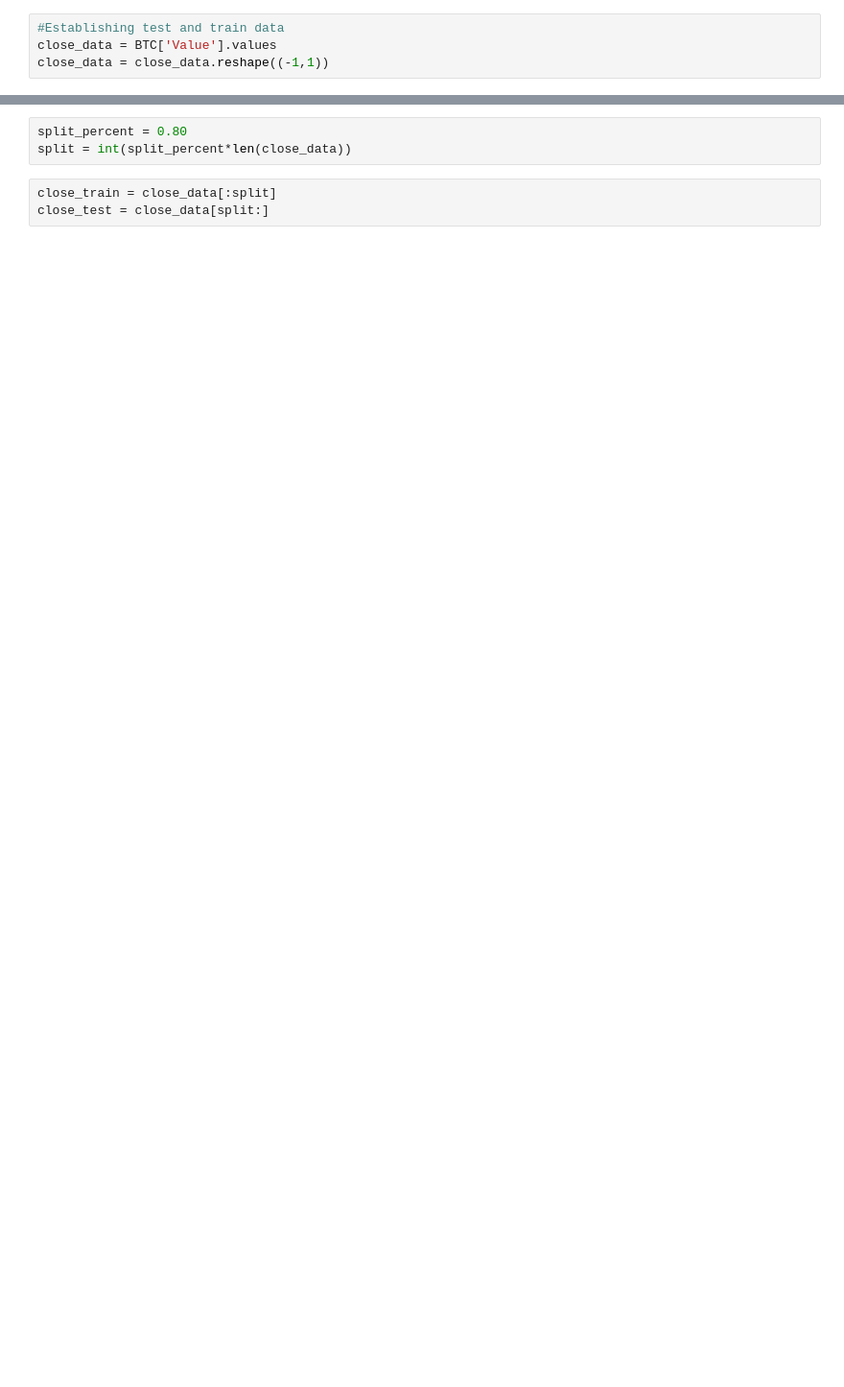
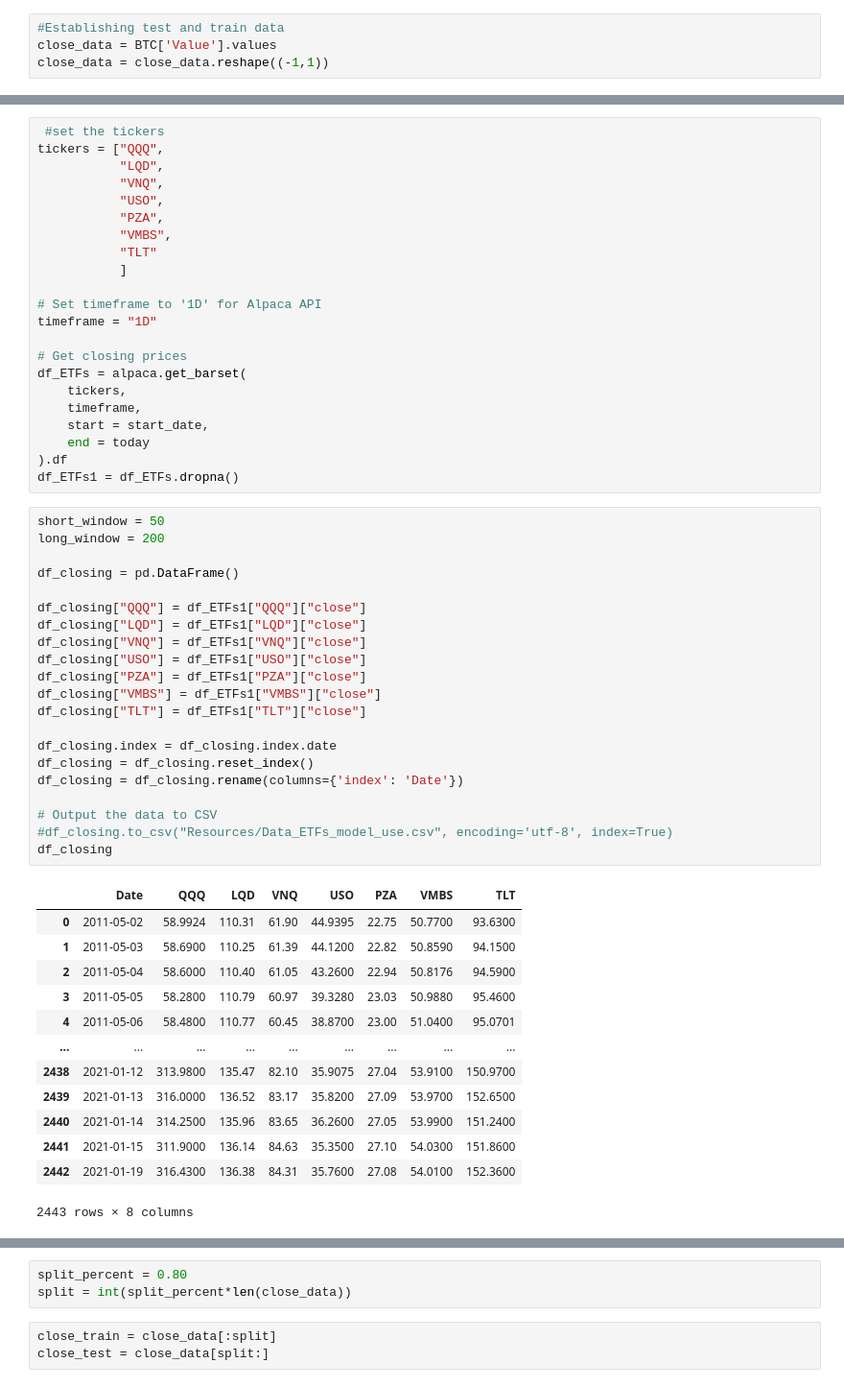
Before and after one commit to ummearusha/Insuring_Insurance_Payments, a Jupyter notebook: Predicting_pirce_test-VMBS.ipynb, the cells around one changed output, grey strips where cells are left out. Shown: that part at 96% size. Drawn from its saved outputs; the diff is of its cells as text; blank space fills up the shorter version.

```diff
--- a/Predicting_pirce_test-VMBS.ipynb
+++ b/Predicting_pirce_test-VMBS.ipynb
@@ -34,0 +94,57 @@ close_data = close_data.reshape((-1,1))
+# %%
+ #set the tickers
+tickers = ["QQQ",
+           "LQD",
+           "VNQ",
+           "USO",
+           "PZA",
+           "VMBS",
+           "TLT"
+           ]
+
+# Set timeframe to '1D' for Alpaca API
+timeframe = "1D"
+
+# Get closing prices
+df_ETFs = alpaca.get_barset(
+    tickers,
+    timeframe,
+    start = start_date,
+    end = today
+).df
+df_ETFs1 = df_ETFs.dropna()
+# %%
+short_window = 50
+long_window = 200
+
+df_closing = pd.DataFrame()
+
+df_closing["QQQ"] = df_ETFs1["QQQ"]["close"]
+df_closing["LQD"] = df_ETFs1["LQD"]["close"]
+df_closing["VNQ"] = df_ETFs1["VNQ"]["close"]
+df_closing["USO"] = df_ETFs1["USO"]["close"]
+df_closing["PZA"] = df_ETFs1["PZA"]["close"]
+df_closing["VMBS"] = df_ETFs1["VMBS"]["close"]
+df_closing["TLT"] = df_ETFs1["TLT"]["close"]
+
+df_closing.index = df_closing.index.date
+df_closing = df_closing.reset_index()
+df_closing = df_closing.rename(columns={'index': 'Date'})
+
+# Output the data to CSV
+#df_closing.to_csv("Resources/Data_ETFs_model_use.csv", encoding='utf-8', index=True)
+df_closing
+# %% [output]
+|  | Date | QQQ | LQD | VNQ | USO | PZA | VMBS | TLT |
+| 0 | 2011-05-02 | 58.9924 | 110.31 | 61.90 | 44.9395 | 22.75 | 50.7700 | 93.6300 |
+| 1 | 2011-05-03 | 58.6900 | 110.25 | 61.39 | 44.1200 | 22.82 | 50.8590 | 94.1500 |
+| 2 | 2011-05-04 | 58.6000 | 110.40 | 61.05 | 43.2600 | 22.94 | 50.8176 | 94.5900 |
+| 3 | 2011-05-05 | 58.2800 | 110.79 | 60.97 | 39.3280 | 23.03 | 50.9880 | 95.4600 |
+| 4 | 2011-05-06 | 58.4800 | 110.77 | 60.45 | 38.8700 | 23.00 | 51.0400 | 95.0701 |
+| ... | ... | ... | ... | ... | ... | ... | ... | ... |
+| 2438 | 2021-01-12 | 313.9800 | 135.47 | 82.10 | 35.9075 | 27.04 | 53.9100 | 150.9700 |
+| 2439 | 2021-01-13 | 316.0000 | 136.52 | 83.17 | 35.8200 | 27.09 | 53.9700 | 152.6500 |
+| 2440 | 2021-01-14 | 314.2500 | 135.96 | 83.65 | 36.2600 | 27.05 | 53.9900 | 151.2400 |
+| 2441 | 2021-01-15 | 311.9000 | 136.14 | 84.63 | 35.3500 | 27.10 | 54.0300 | 151.8600 |
+| 2442 | 2021-01-19 | 316.4300 | 136.38 | 84.31 | 35.7600 | 27.08 | 54.0100 | 152.3600 |
+2443 rows × 8 columns
```
Also changed, not shown: parts of 14 cells of this notebook, 4 other files.
